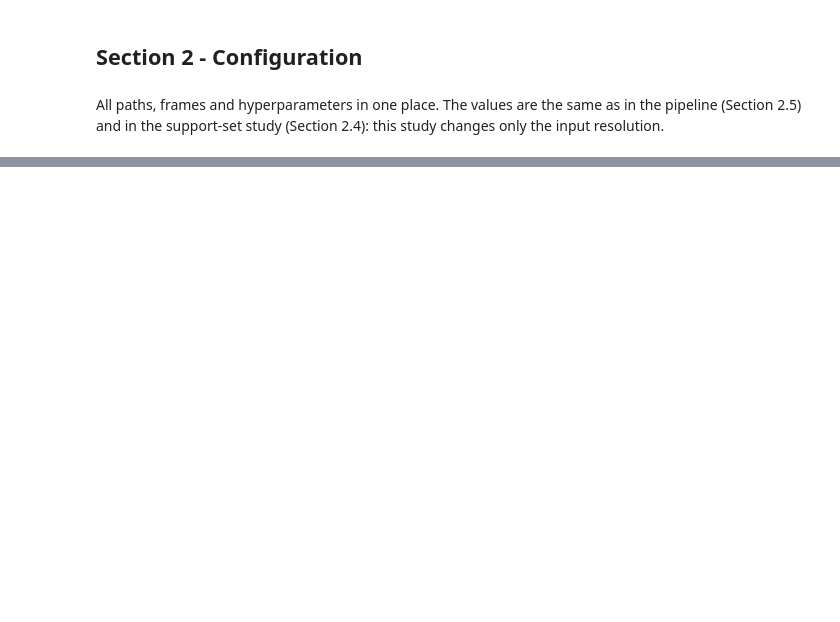
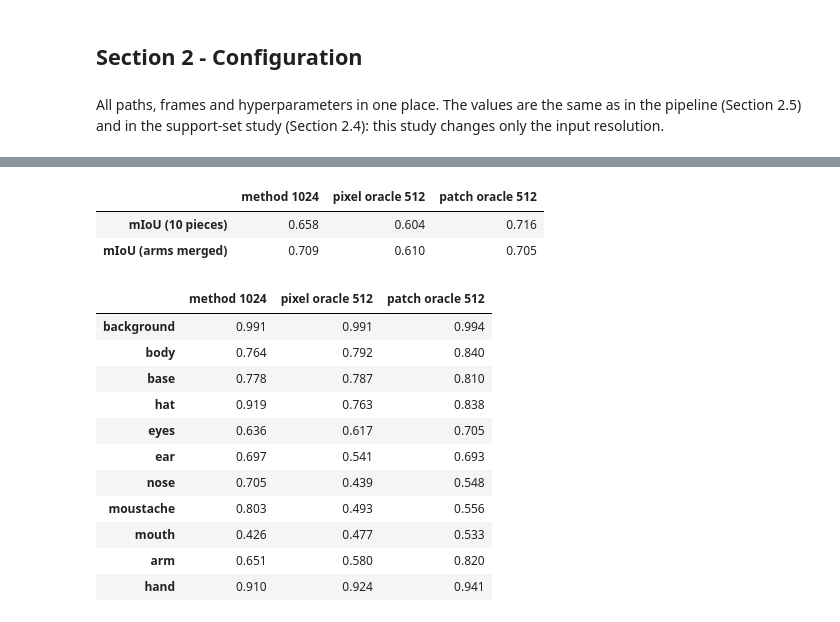
Before and after one commit to xrushofblood/vad_project, a Jupyter notebook: notebooks/phase_1_resolution_study.ipynb, the cells around one changed output, grey strips where cells are left out. Drawn from its saved outputs; the diff is of its cells as text; code cells hidden in the pictures; blank space fills up the shorter version.

```diff
--- a/notebooks/phase_1_resolution_study.ipynb
+++ b/notebooks/phase_1_resolution_study.ipynb
@@ -136,0 +582,50 @@ _ = torch.manual_seed(RANDOM_SEED)
+# %%
+# 4.4 Second oracle, on the evaluated patches: each 2x2 block takes the most frequent ground-truth label among its
+# non-ignored 1024 patches. A piece wins a tie with background, since the mIoU counts only pieces.
+def patch_oracle_labels(gt_labels, factor):
+    h, w = gt_labels.shape
+    blocks = (gt_labels.reshape(h // factor, factor, w // factor, factor)
+              .transpose(0, 2, 1, 3).reshape(h // factor, w // factor, factor * factor))
+    votes = np.stack([(blocks == i).sum(axis=-1) for i in range(len(CLASS_NAMES))], axis=-1).astype(float)
+    votes[..., 1:] += 0.5 * (votes[..., 1:] > 0)    # tie-break: a class present in the block beats background
+    return votes.argmax(axis=-1)                     # ignored patches never vote; all-ignored blocks -> background
+
+
+patch_oracle_conf = {gt_key: [confusion_matrix(val[gt_key],
+                                               upsample_labels(patch_oracle_labels(val["gt_labels"], UPSAMPLE_FACTOR),
+                                                               UPSAMPLE_FACTOR))
+                              for val in VALIDATION_FRAMES]
+                     for gt_key in ["gt_labels", "gt_tolerant"]}
+
+reference = conf[("selected", "gt_labels", CONFIDENCE_MARGIN)]      # the method at 1024 (Section 3.5)
+display(pd.DataFrame({
+    "method 1024": {"mIoU (10 pieces)": frame_miou(reference, EXCLUDED),
+                    "mIoU (arms merged)": frame_miou(reference, EXCLUDED, merge=True)},
+    "pixel oracle 512": {"mIoU (10 pieces)": frame_miou(oracle_conf[(LOW_RESOLUTION, "gt_labels")], EXCLUDED),
+                         "mIoU (arms merged)": frame_miou(oracle_conf[(LOW_RESOLUTION, "gt_labels")], EXCLUDED, merge=True)},
+    "patch oracle 512": {"mIoU (10 pieces)": frame_miou(patch_oracle_conf["gt_labels"], EXCLUDED),
+                         "mIoU (arms merged)": frame_miou(patch_oracle_conf["gt_labels"], EXCLUDED, merge=True)},
+}).round(3))
+
+# Per class, arms merged, main metric, background margin 0.03 for the method
+display(pd.DataFrame({
+    "method 1024": frame_iou(reference, EXCLUDED, merge=True),
+    "pixel oracle 512": frame_iou(oracle_conf[(LOW_RESOLUTION, "gt_labels")], EXCLUDED, merge=True),
+    "patch oracle 512": frame_iou(patch_oracle_conf["gt_labels"], EXCLUDED, merge=True),
+}, index=MERGED_NAMES).round(3))
+# %% [output]
+|  | method 1024 | pixel oracle 512 | patch oracle 512 |
+| mIoU (10 pieces) | 0.658 | 0.604 | 0.716 |
+| mIoU (arms merged) | 0.709 | 0.610 | 0.705 |
+|  | method 1024 | pixel oracle 512 | patch oracle 512 |
+| background | 0.991 | 0.991 | 0.994 |
+| body | 0.764 | 0.792 | 0.840 |
+| base | 0.778 | 0.787 | 0.810 |
+| hat | 0.919 | 0.763 | 0.838 |
+| eyes | 0.636 | 0.617 | 0.705 |
+| ear | 0.697 | 0.541 | 0.693 |
+| nose | 0.705 | 0.439 | 0.548 |
+| moustache | 0.803 | 0.493 | 0.556 |
+| mouth | 0.426 | 0.477 | 0.533 |
+| arm | 0.651 | 0.580 | 0.820 |
+| hand | 0.910 | 0.924 | 0.941 |
```
Also changed, not shown: parts of 36 cells of this notebook.
